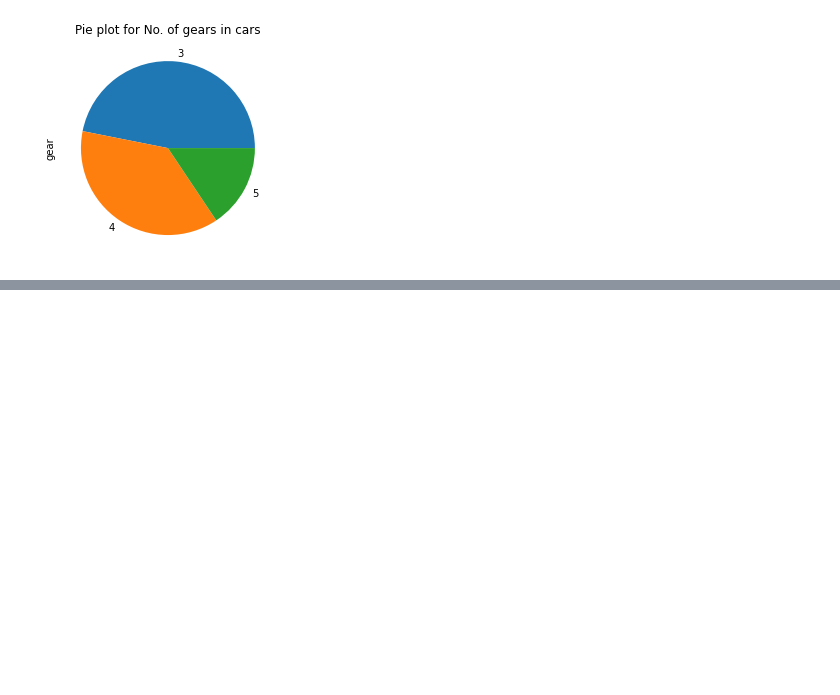
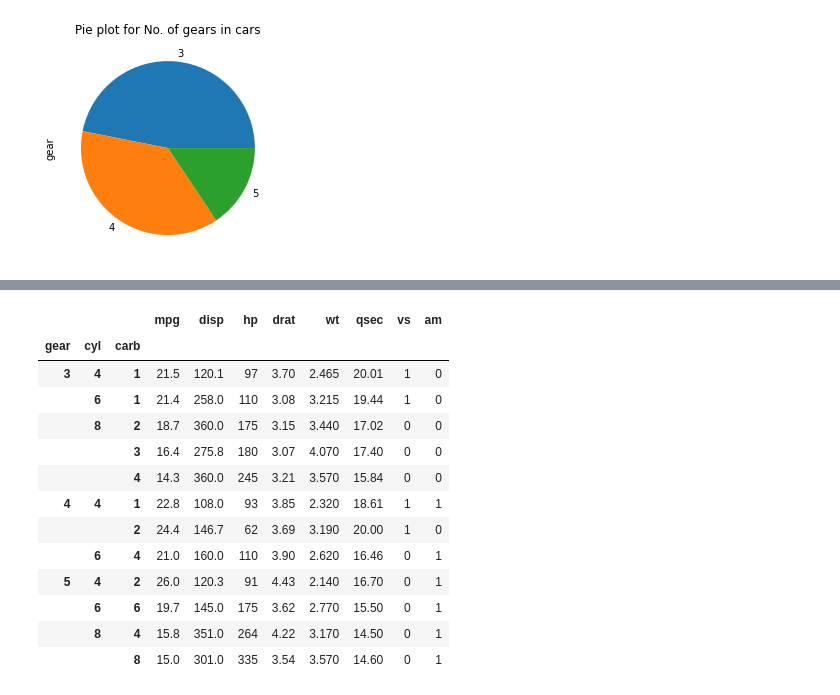
Before and after one commit to Pradnya1208/Data-Science, a Jupyter notebook: Visualizations_Python/Visualizations_python.ipynb, the cells around one changed output, grey strips where cells are left out. Drawn from its saved outputs; the diff is of its cells as text; code cells hidden in the pictures; blank space fills up the shorter version.

```diff
--- a/Visualizations_Python/Visualizations_python.ipynb
+++ b/Visualizations_Python/Visualizations_python.ipynb
@@ -100,0 +117,17 @@ Text(0.5, 1.0, 'Pie plot for No. of gears in cars')
+# %%
+cars.groupby(['gear','cyl','carb']).first()
+# %% [output]
+|  |  |  | mpg | disp | hp | drat | wt | qsec | vs | am |
+| gear | cyl | carb |  |  |  |  |  |  |  |  |
+| 3 | 4 | 1 | 21.5 | 120.1 | 97 | 3.70 | 2.465 | 20.01 | 1 | 0 |
+|  | 6 | 1 | 21.4 | 258.0 | 110 | 3.08 | 3.215 | 19.44 | 1 | 0 |
+|  | 8 | 2 | 18.7 | 360.0 | 175 | 3.15 | 3.440 | 17.02 | 0 | 0 |
+|  |  | 3 | 16.4 | 275.8 | 180 | 3.07 | 4.070 | 17.40 | 0 | 0 |
+|  |  | 4 | 14.3 | 360.0 | 245 | 3.21 | 3.570 | 15.84 | 0 | 0 |
+| 4 | 4 | 1 | 22.8 | 108.0 | 93 | 3.85 | 2.320 | 18.61 | 1 | 1 |
+|  |  | 2 | 24.4 | 146.7 | 62 | 3.69 | 3.190 | 20.00 | 1 | 0 |
+|  | 6 | 4 | 21.0 | 160.0 | 110 | 3.90 | 2.620 | 16.46 | 0 | 1 |
+| 5 | 4 | 2 | 26.0 | 120.3 | 91 | 4.43 | 2.140 | 16.70 | 0 | 1 |
+|  | 6 | 6 | 19.7 | 145.0 | 175 | 3.62 | 2.770 | 15.50 | 0 | 1 |
+|  | 8 | 4 | 15.8 | 351.0 | 264 | 4.22 | 3.170 | 14.50 | 0 | 1 |
+|  |  | 8 | 15.0 | 301.0 | 335 | 3.54 | 3.570 | 14.60 | 0 | 1 |
```
Also changed, not shown: parts of 6 cells of this notebook.
